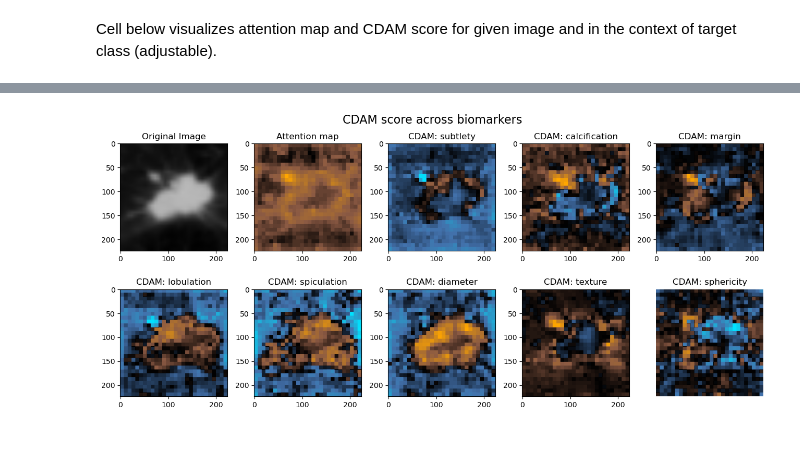
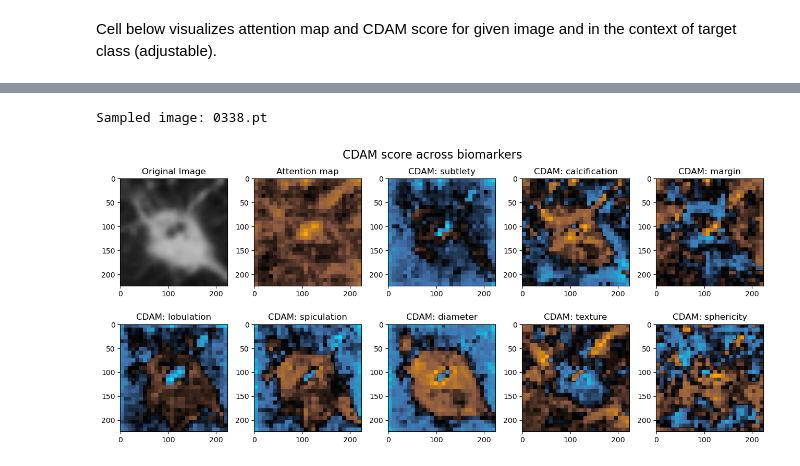
Before and after one commit to jbindaAI/LIDC, a Jupyter notebook: CDAM_LIDC/CDAM_SSL.ipynb, the cells around one changed output, grey strips where cells are left out. Saved outputs shown, nothing was run; the diff lists cells and outputs as text; code cells hidden in the pictures.

```diff
--- a/CDAM_LIDC/CDAM_SSL.ipynb
+++ b/CDAM_LIDC/CDAM_SSL.ipynb
@@ -288,9 +296,11 @@ Cell below visualizes attention map and CDAM score for given image and in the co
 # %%
 #Choose image:
-IMG_ID = "0222"
+IMG_ID = X_test.sample(n=1).values[0] # or specify by yourself
+print(f"Sampled image: {IMG_ID}")
+#IMG_ID = "0227.pt"
 
 # Loading image:
-img_path = f"/home/jbinda/INFORM/LIDC/dataset/crops/{IMG_ID}.pt"
+img_path = f"/home/jbinda/INFORM/LIDC/dataset/crops/{IMG_ID}"
 sample_img, original_img = load_img(img_path)
 sample_img.requires_grad = True
 
@@ -300,7 +310,7 @@ TARGET_CLASS="End2End"
 SAVE_MAPS = True
 assert TARGET_CLASS in class2idx.keys(), f"Wrong target name! Available: {class2idx.keys()}"
 if SAVE_MAPS:
-    savename=f"{TARGET_CLASS}_{IMG_ID}"
+    savename=f"{TARGET_CLASS}_{IMG_ID.split(".")[0]}"
 else:
     savename=None
 
@@ -327,12 +340,11 @@ def plot_grid(original, maps, target_names, savename=None, figsize=(13, 6)):
             if i == 0 and j == 0:
                 axs[0][0].imshow(original, cmap='gray')
                 axs[0][0].set_title("Original Image")
-                plt.axis("off")
             else:
                 axs[i][j].imshow(maps[k], cmap=get_cmap(maps[k]))
                 axs[i][j].set_title(target_names[k])
                 k += 1
-                plt.axis("off")
+
     fig.tight_layout()
     fig.subplots_adjust(top=0.93)
     fig.suptitle('CDAM score across biomarkers', size=16)
@@ -345,7 +357,7 @@ def plot_grid(original, maps, target_names, savename=None, figsize=(13, 6)):
 # %%
 def prepare_grid(model, img_id, savename=None):
     # Loading image:
-    img_path = f"/home/jbinda/INFORM/LIDC/dataset/crops/{IMG_ID}.pt"
+    img_path = f"/home/jbinda/INFORM/LIDC/dataset/crops/{IMG_ID}"
     sample_img, original_img = load_img(img_path)
     sample_img.requires_grad = True
 
@@ -388,0 +380,4 @@ def prepare_grid(model, img_id, savename=None):
+# %%
+# List of test examples
+with open("/home/jbinda/INFORM/LIDC/dataset/splitted_sets/X_test.pkl", "rb") as f:
+    X_test = pickle.load(f)
@@ -389,8 +387,11 @@ def prepare_grid(model, img_id, savename=None):
 # %%
 #Choose image:
-IMG_ID = "0125"
+IMG_ID = X_test.sample(n=1).values[0] # or specify by yourself
+print(f"Sampled image: {IMG_ID}")
+#IMG_ID = "0657.pt"
 
 model = model.to(device)
-prepare_grid(model, img_id=IMG_ID, savename=IMG_ID)
+prepare_grid(model, img_id=IMG_ID, savename=IMG_ID.split(".")[0])
 # %% [output]
+Sampled image: 0338.pt
-[figure, old version]
+[figure, new version]
```
Also changed, not shown: parts of 7 cells of this notebook, 3 other files.
